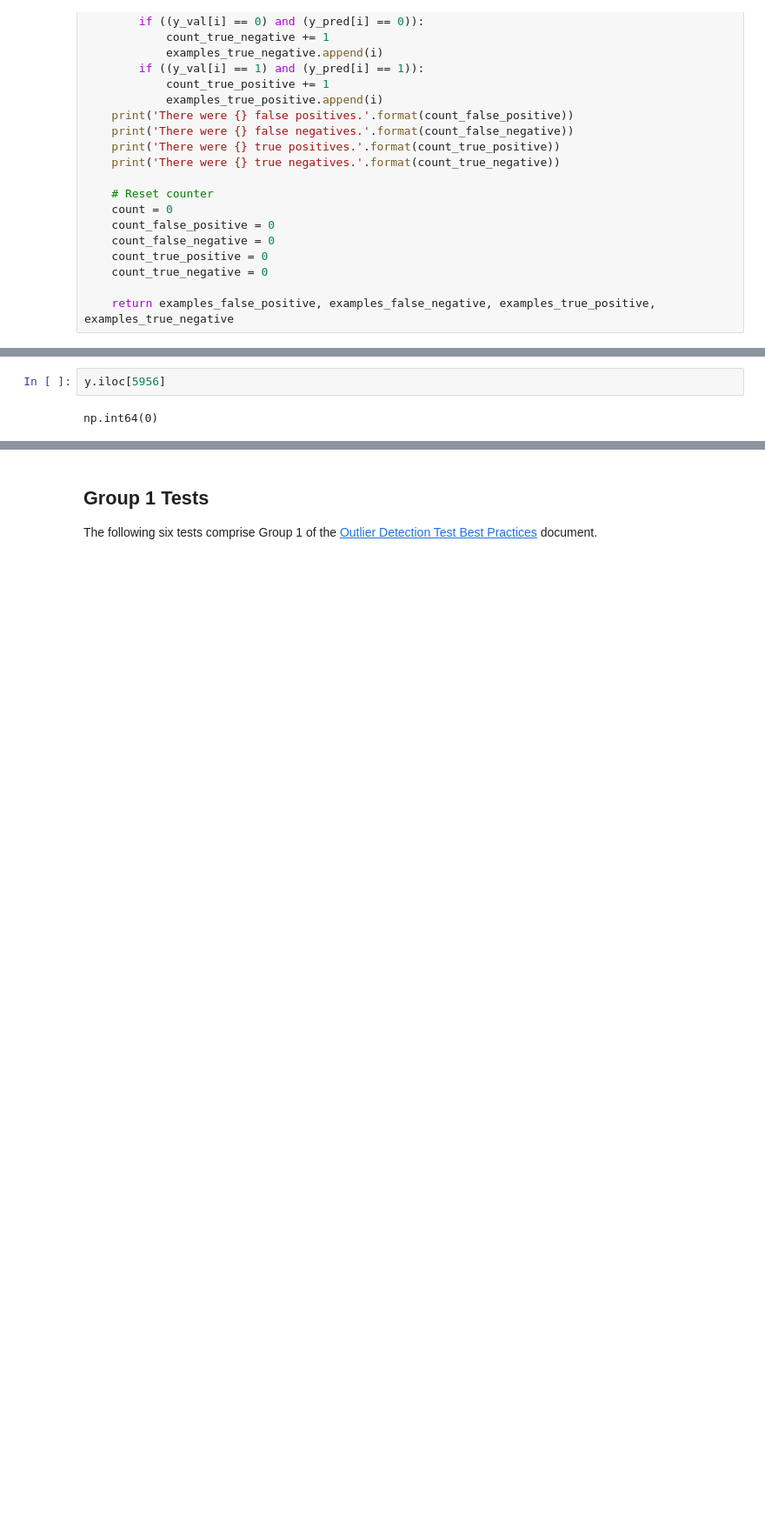
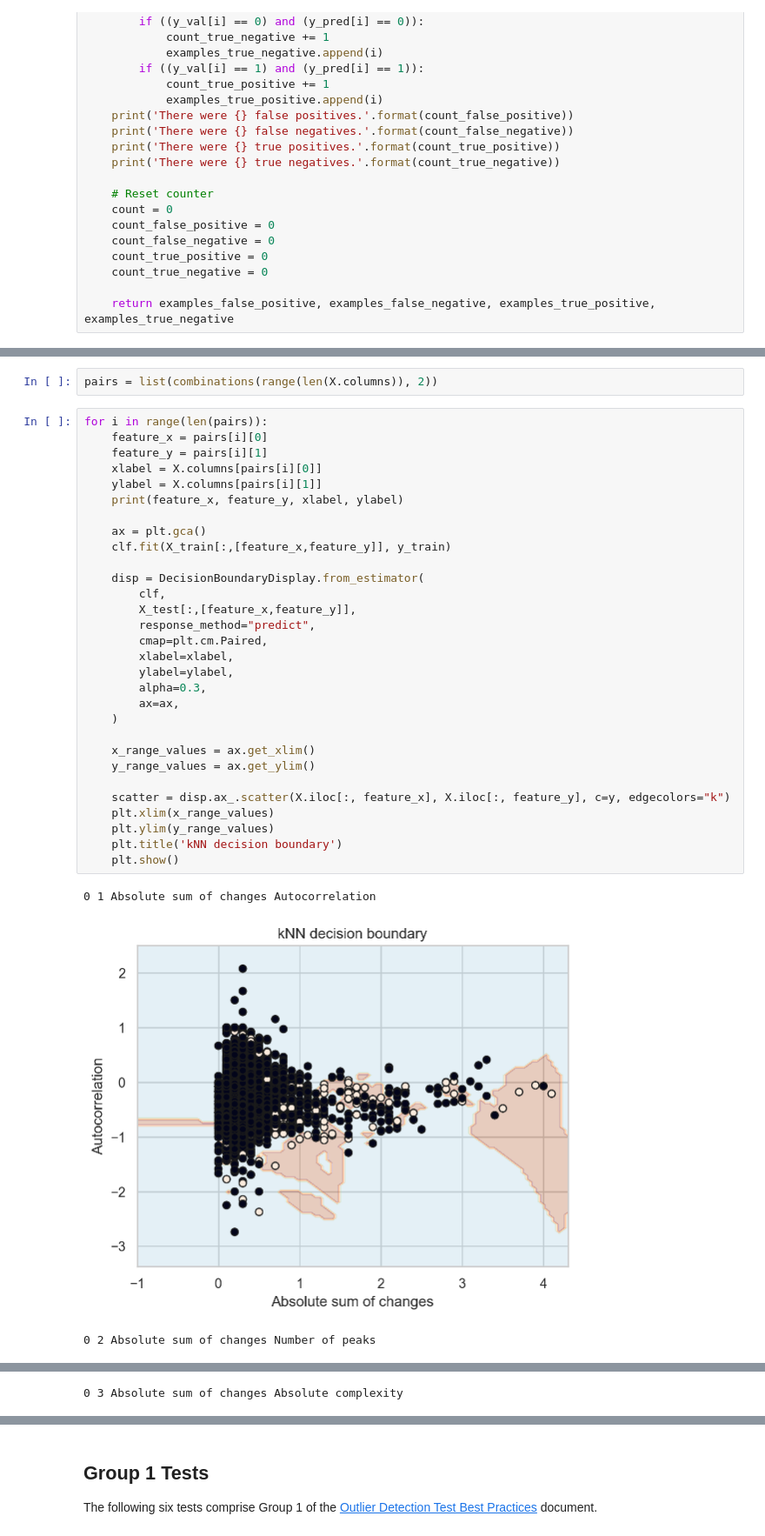
Before and after one commit to DWR-QA-Program/caldata-dsa-outlier-tool, a Jupyter notebook: dwr/dwr.ipynb, the cells around one changed output, grey strips where cells are left out. Shown at 87% size. Cells and saved outputs as stored; diff of their text form; blank space fills up the shorter version.

```diff
--- a/dwr/dwr.ipynb
+++ b/dwr/dwr.ipynb
@@ -369,4 +372,36 @@ Name: 5956, dtype: float64
+# %%
+pairs = list(combinations(range(len(X.columns)), 2))
 # %%
-y.iloc[5956]
+for i in range(len(pairs)):
+    feature_x = pairs[i][0]
+    feature_y = pairs[i][1]
+    xlabel = X.columns[pairs[i][0]]
+    ylabel = X.columns[pairs[i][1]]
+    print(feature_x, feature_y, xlabel, ylabel)
+
+    ax = plt.gca()
+    clf.fit(X_train[:,[feature_x,feature_y]], y_train)
+
+    disp = DecisionBoundaryDisplay.from_estimator(
+        clf,
+        X_test[:,[feature_x,feature_y]],
+        response_method="predict",
+        cmap=plt.cm.Paired,
+        xlabel=xlabel,
+        ylabel=ylabel,
+        alpha=0.3,
+        ax=ax,
+    )
+
+    x_range_values = ax.get_xlim()
+    y_range_values = ax.get_ylim()
+
+    scatter = disp.ax_.scatter(X.iloc[:, feature_x], X.iloc[:, feature_y], c=y, edgecolors="k")
+    plt.xlim(x_range_values)
+    plt.ylim(y_range_values)
+    plt.title('kNN decision boundary')
+    plt.show()
 # %% [output]
-np.int64(0)
+0 1 Absolute sum of changes Autocorrelation
+[figure, added]
+0 2 Absolute sum of changes Number of peaks
@@ -372,0 +409 @@ np.int64(0)
+0 3 Absolute sum of changes Absolute complexity
```
Also changed, not shown: parts of 28 cells of this notebook.
